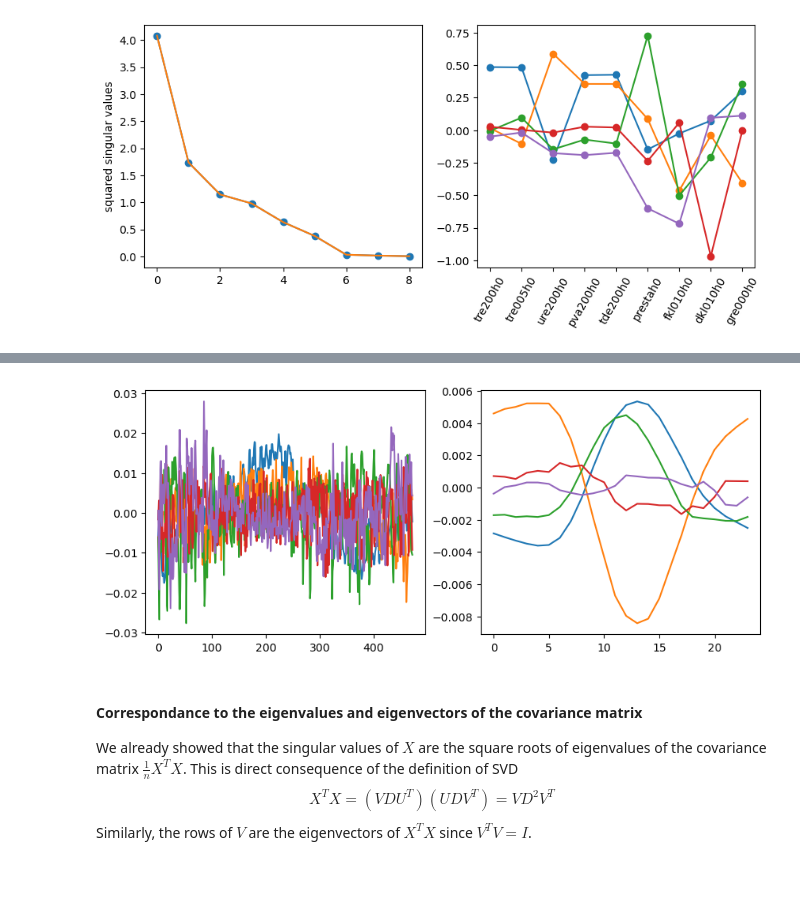
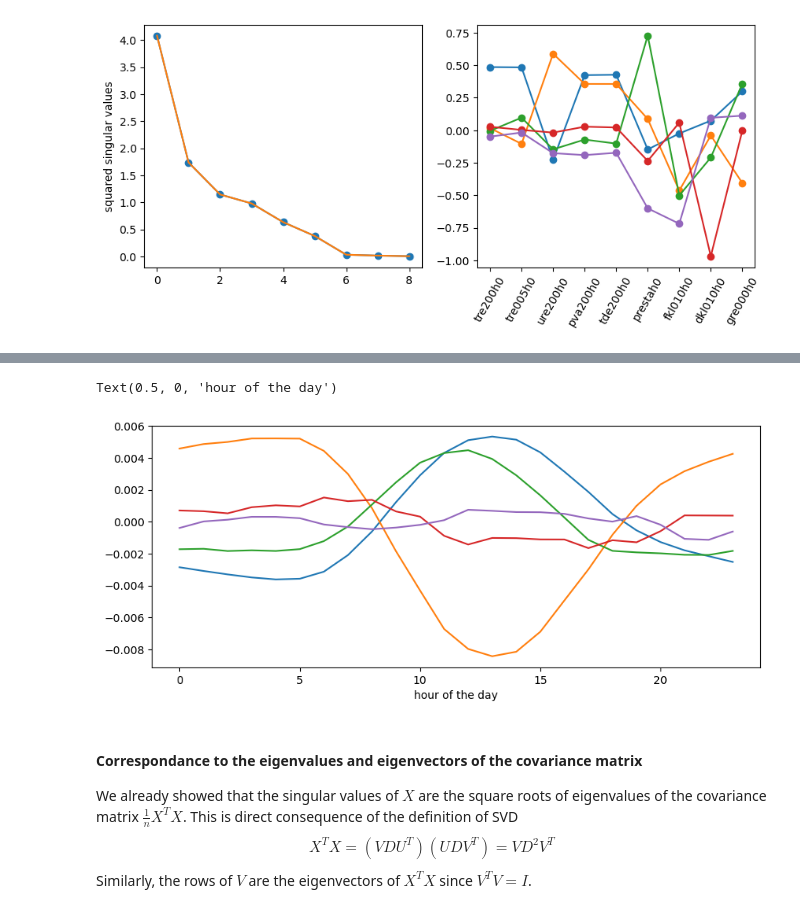
Before and after one commit to neherlab/data-to-physical-models-in-biology-materials, a Jupyter notebook: w09-DimensionalReductions.ipynb, the cells around one changed output, grey strips where cells are left out. Drawn from its saved outputs; the diff is of its cells as text; code cells hidden in the pictures; blank space fills up the shorter version.

```diff
--- a/w09-DimensionalReductions.ipynb
+++ b/w09-DimensionalReductions.ipynb
@@ -274,10 +282,13 @@ Shape of the matrices: (11352, 11352) (9,) (9, 9)
 # %%
-fig, axs = plt.subplots(1,2, figsize=(10,4))
+# the data contains one value per hour, so every 24th step is the same hour of the day
+fig, axs = plt.subplots(1,1, figsize=(10,4))
 for i in range(5):
-    axs[0].plot(np.array([U[j::24,i] for j in range(24)]).mean(axis=0))
-    axs[1].plot(np.array([U[j::24,i] for j in range(24)]).mean(axis=1))
+    axs.plot(np.array([U[j::24,i] for j in range(24)]).mean(axis=1))
+
+plt.xlabel('hour of the day')
 # %% [output]
+Text(0.5, 0, 'hour of the day')
-[figure, old version]
+[figure, new version]
 # %% [markdown]
 #### Correspondance to the eigenvalues and eigenvectors of the covariance matrix
 
```
Also changed, not shown: parts of 17 cells of this notebook, 2 other files.
